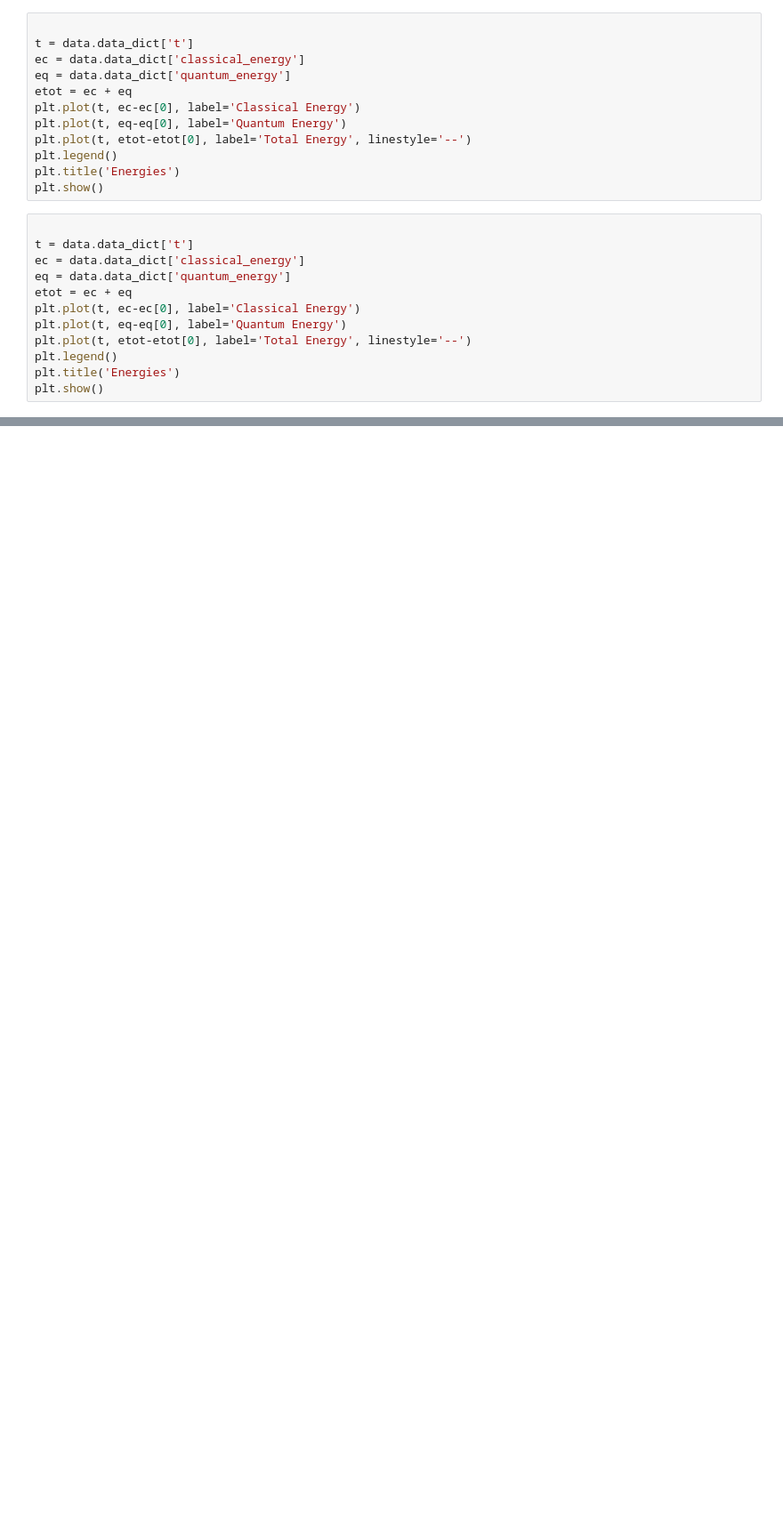
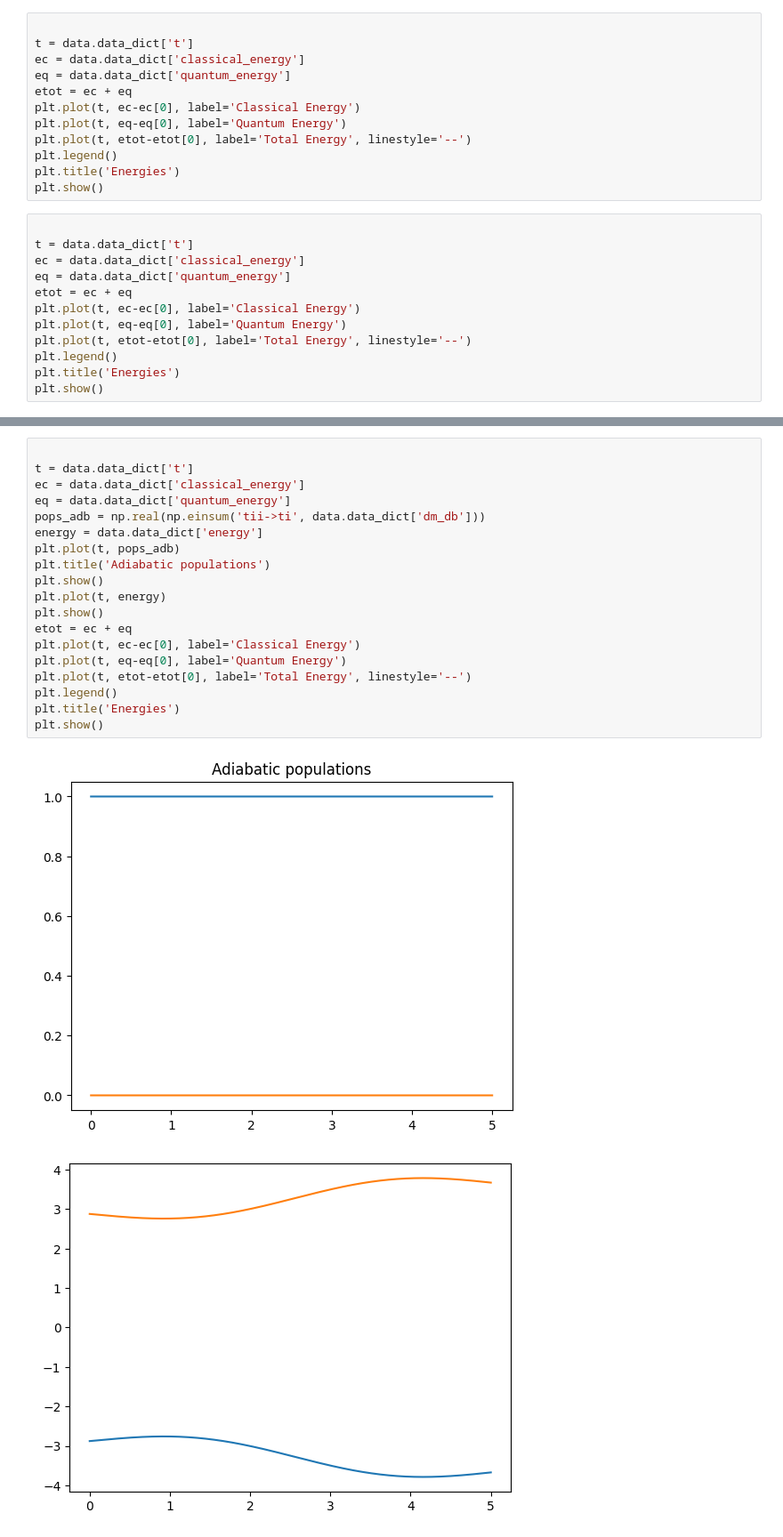
Before and after one commit to tempelaar-team/qclab-dev, a Jupyter notebook: examples/adiabatic_spin_boson_example.ipynb, the cells around one changed output, grey strips where cells are left out. Shown at 89% size. Drawn from its saved outputs; the diff is of its cells as text; blank space fills up the shorter version.

```diff
--- a/examples/adiabatic_spin_boson_example.ipynb
+++ b/examples/adiabatic_spin_boson_example.ipynb
@@ -299,0 +335,22 @@ print(10)
+# %%
+
+t = data.data_dict['t']
+ec = data.data_dict['classical_energy']
+eq = data.data_dict['quantum_energy']
+pops_adb = np.real(np.einsum('tii->ti', data.data_dict['dm_db']))
+energy = data.data_dict['energy']
+plt.plot(t, pops_adb)
+plt.title('Adiabatic populations')
+plt.show()
+plt.plot(t, energy)
+plt.show()
+etot = ec + eq
+plt.plot(t, ec-ec[0], label='Classical Energy')
+plt.plot(t, eq-eq[0], label='Quantum Energy')
+plt.plot(t, etot-etot[0], label='Total Energy', linestyle='--')
+plt.legend()
+plt.title('Energies')
+plt.show()
+# %% [output]
+[figure, added]
+[figure, added]
```
Also changed, not shown: parts of 5 cells of this notebook, 5 other files.
